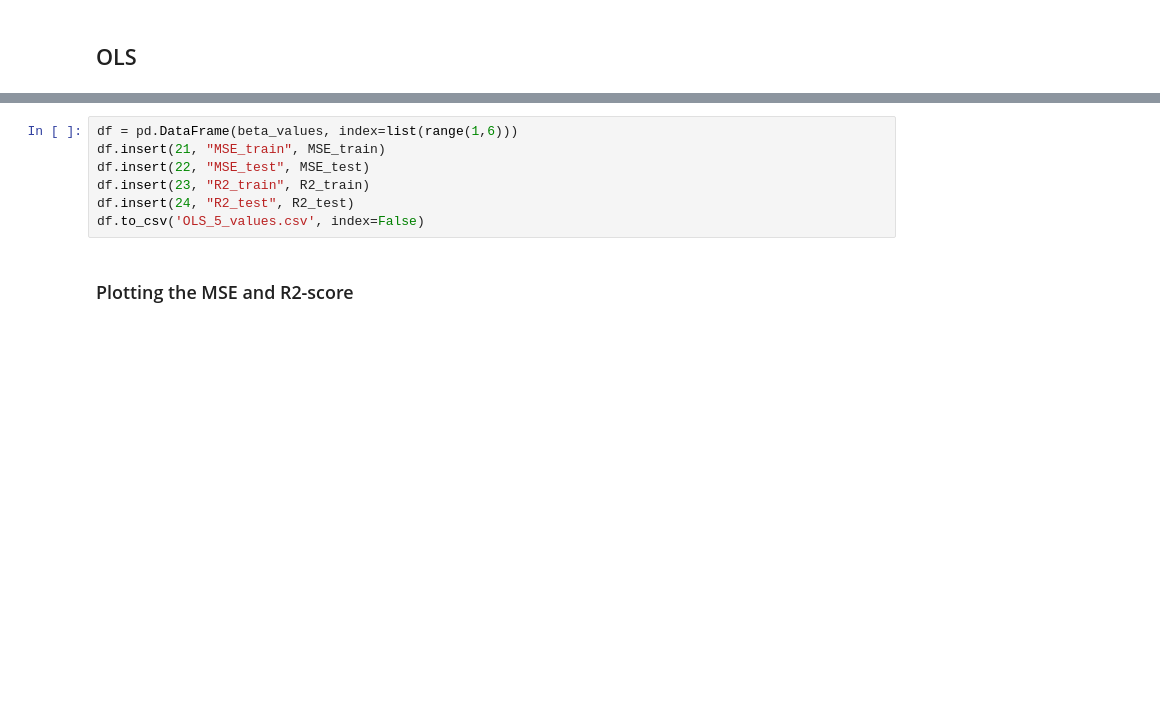
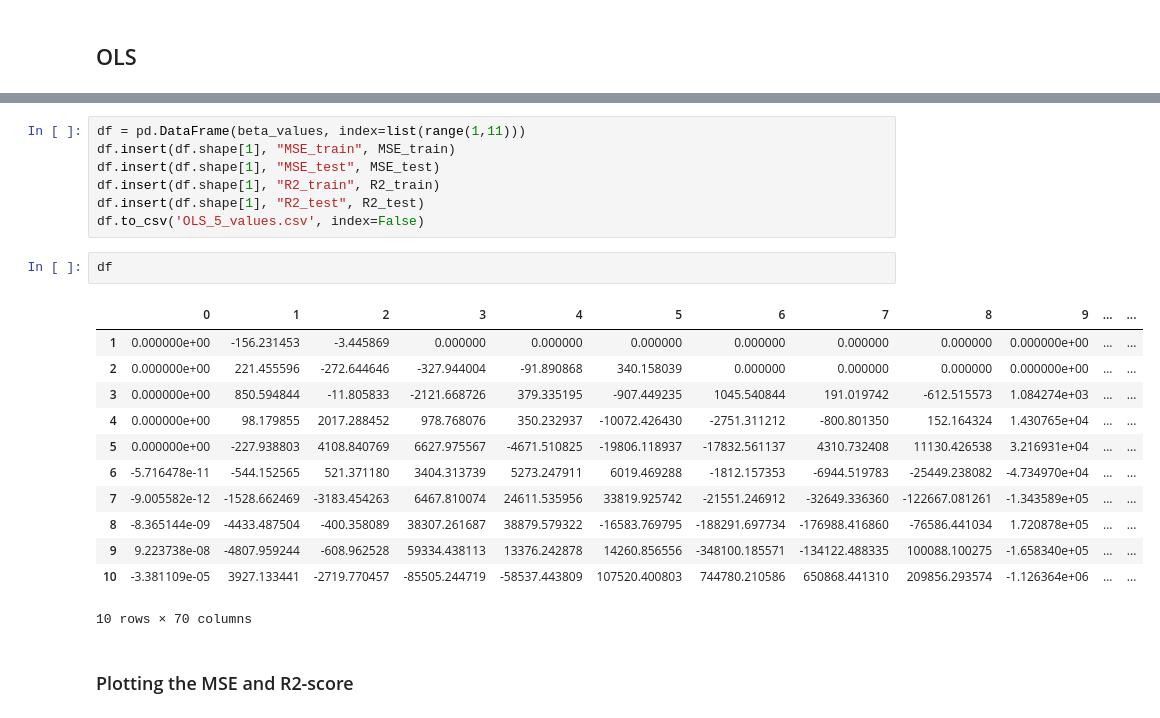
Before and after one commit to MariaFlyAway/Project1_FYS_STK, a Jupyter notebook: Topological_dataset/Fitting_topological_data.ipynb, the cells around one changed output, grey strips where cells are left out. Cells and saved outputs as stored; diff of their text form; blank space fills up the shorter version.

```diff
--- a/Topological_dataset/Fitting_topological_data.ipynb
+++ b/Topological_dataset/Fitting_topological_data.ipynb
@@ -82,10 +87,25 @@ Polynomial degree 4
 # %%
-df = pd.DataFrame(beta_values, index=list(range(1,6)))
-df.insert(21, "MSE_train", MSE_train)
-df.insert(22, "MSE_test", MSE_test)
-df.insert(23, "R2_train", R2_train)
-df.insert(24, "R2_test", R2_test)
+df = pd.DataFrame(beta_values, index=list(range(1,11)))
+df.insert(df.shape[1], "MSE_train", MSE_train)
+df.insert(df.shape[1], "MSE_test", MSE_test)
+df.insert(df.shape[1], "R2_train", R2_train)
+df.insert(df.shape[1], "R2_test", R2_test)
 df.to_csv('OLS_5_values.csv', index=False)
+# %%
+df
+# %% [output]
+|  | 0 | 1 | 2 | 3 | 4 | 5 | 6 | 7 | 8 | 9 | ... | ... |
+| 1 | 0.000000e+00 | -156.231453 | -3.445869 | 0.000000 | 0.000000 | 0.000000 | 0.000000 | 0.000000 | 0.000000 | 0.000000e+00 | ... | ... |
+| 2 | 0.000000e+00 | 221.455596 | -272.644646 | -327.944004 | -91.890868 | 340.158039 | 0.000000 | 0.000000 | 0.000000 | 0.000000e+00 | ... | ... |
+| 3 | 0.000000e+00 | 850.594844 | -11.805833 | -2121.668726 | 379.335195 | -907.449235 | 1045.540844 | 191.019742 | -612.515573 | 1.084274e+03 | ... | ... |
+| 4 | 0.000000e+00 | 98.179855 | 2017.288452 | 978.768076 | 350.232937 | -10072.426430 | -2751.311212 | -800.801350 | 152.164324 | 1.430765e+04 | ... | ... |
+| 5 | 0.000000e+00 | -227.938803 | 4108.840769 | 6627.975567 | -4671.510825 | -19806.118937 | -17832.561137 | 4310.732408 | 11130.426538 | 3.216931e+04 | ... | ... |
+| 6 | -5.716478e-11 | -544.152565 | 521.371180 | 3404.313739 | 5273.247911 | 6019.469288 | -1812.157353 | -6944.519783 | -25449.238082 | -4.734970e+04 | ... | ... |
+| 7 | -9.005582e-12 | -1528.662469 | -3183.454263 | 6467.810074 | 24611.535956 | 33819.925742 | -21551.246912 | -32649.336360 | -122667.081261 | -1.343589e+05 | ... | ... |
+| 8 | -8.365144e-09 | -4433.487504 | -400.358089 | 38307.261687 | 38879.579322 | -16583.769795 | -188291.697734 | -176988.416860 | -76586.441034 | 1.720878e+05 | ... | ... |
+| 9 | 9.223738e-08 | -4807.959244 | -608.962528 | 59334.438113 | 13376.242878 | 14260.856556 | -348100.185571 | -134122.488335 | 100088.100275 | -1.658340e+05 | ... | ... |
+| 10 | -3.381109e-05 | 3927.133441 | -2719.770457 | -85505.244719 | -58537.443809 | 107520.400803 | 744780.210586 | 650868.441310 | 209856.293574 | -1.126364e+06 | ... | ... |
+10 rows × 70 columns
 # %% [markdown]
 ### Plotting the MSE and R2-score
 # %%
```
Also changed, not shown: parts of 12 cells of this notebook, 2 other files.
